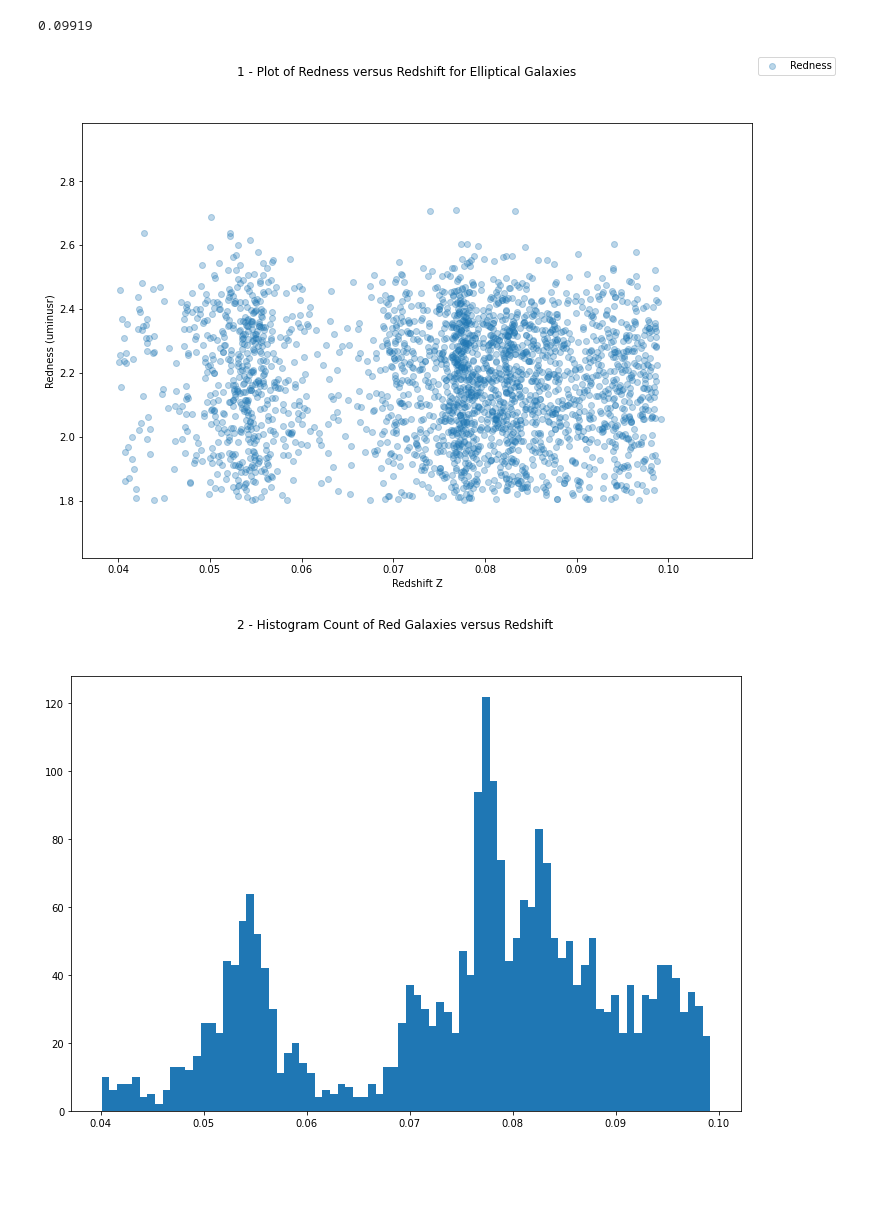
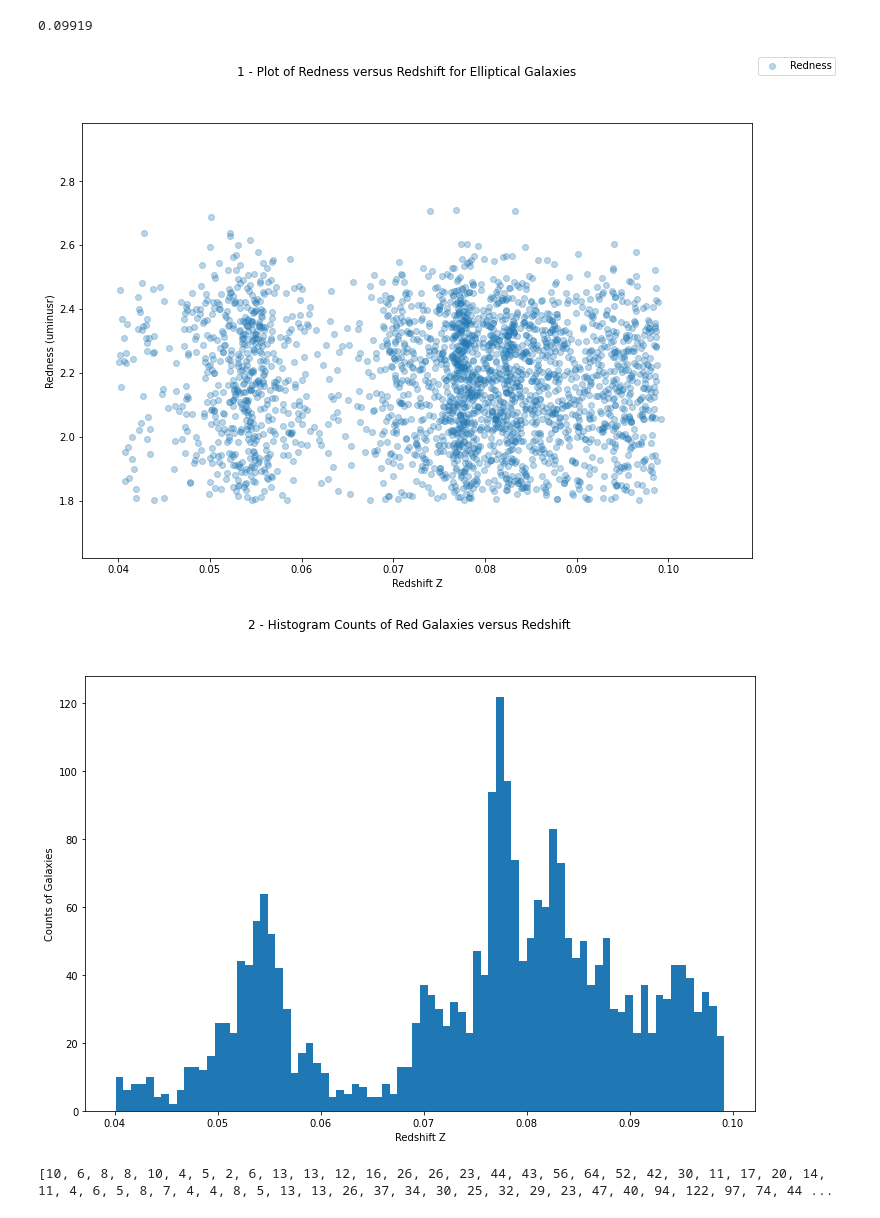
Before and after one commit to KeithSloan/MSc_Project, a Jupyter notebook: Jupyter/AstropyTable/Histogram of Counts of Red Galaxies versus Red Shift.ipynb, the cells around one changed output. Saved outputs shown, nothing was run; the diff lists cells and outputs as text; code cells hidden in the pictures; blank space fills up the shorter version.

Commit message:
stack

```diff
--- a/Jupyter/AstropyTable/Histogram of Counts of Red Galaxies versus Red Shift.ipynb
+++ b/Jupyter/AstropyTable/Histogram of Counts of Red Galaxies versus Red Shift.ipynb
@@ -5,34 +5,97 @@ import matplotlib.pyplot as plt
 %matplotlib inline
 RedEllipticalMasses = Table.read('../../GAMA_Data/REMassEClassEmeasure.fits')
 
 #print(len(RedEllipticalMasses))
 
 alphaVal = 0.3
 
 
 ##### Plot of Redness versus Redshift for Elliptical Galaxies
 fig, ax = plt.subplots(1, 1, figsize=(12,8)) # make the figure with the size 10 x 8 inches
 fig.suptitle("1 - Plot of Redness versus Redshift for Elliptical Galaxies")
 ax.set_xlabel('Redshift Z')
 ax.set_ylabel('Redness (uminusr)')
 x = RedEllipticalMasses['Z_1']
 print(max(x))
 y = RedEllipticalMasses['uminusr']
 ax.scatter(x,y,alpha=alphaVal,label='Redness')
 fig.legend(loc="upper right")
 plt.axis([0.9*min(x), 1.1*max(x), 0.9*min(y), 1.1*max(y)])
 plt.show()
 
-#print(dir(RedEllipticalMasses))
+##### Plot of Histogram of Counts of Red elliptical Galaxies versus Red Shift
 
 RedEllipticalMasses.keep_columns(['uminusr','Z_1'])
 RedEllipticalMasses.sort(['Z_1','uminusr'])
-counts, bins = np.histogram(RedEllipticalMasses['Z_1'],bins=80)
+counts, bins = np.histogram(RedEllipticalMasses['Z_1'].data,bins=80)
 fig, ax = plt.subplots(1, 1, figsize=(12,8)) # make the figure with the size 10 x 8 inches
-fig.suptitle("2 - Histogram Count of Red Galaxies versus Redshift")
+fig.suptitle("2 - Histogram Counts of Red Galaxies versus Redshift")
+ax.set_xlabel('Redshift Z')
+ax.set_ylabel('Counts of Galaxies')
 plt.hist(bins[:-1], bins, weights=counts)
 plt.show()
+
+##### Plot of Histogram of Stacked Counts of Red elliptical Galaxies versus Red Shift
+REMrange1 = RedEllipticalMasses[RedEllipticalMasses[RedEllipticalMasses['uminusr']>1.8]['uminusr'] <2.0]
+#print(len(REMrange1))
+counts1, bins1 = np.histogram(REMrange1['Z_1'],bins=bins)
+#print(bins1)
+REMrange2a = RedEllipticalMasses[RedEllipticalMasses['uminusr']>2.0]
+REMrange2 = REMrange2a[REMrange2a['uminusr'] <2.2]
+counts2, bins2 = np.histogram(REMrange2['Z_1'],bins=bins)
+REMrange3a = RedEllipticalMasses[RedEllipticalMasses['uminusr']>2.2]
+REMrange3 = REMrange3a[REMrange3a['uminusr'] <2.4]
+counts3, bins3 = np.histogram(REMrange3['Z_1'],bins=bins)
+REMrange4a = RedEllipticalMasses[RedEllipticalMasses['uminusr']>2.4]
+REMrange4 = REMrange4a[REMrange4a['uminusr'] <2.6]
+counts4, bins4 = np.histogram(REMrange4['Z_1'],bins=bins)
+REMrange5a = RedEllipticalMasses[RedEllipticalMasses['uminusr']>2.6]
+REMrange5 = REMrange5a[REMrange5a['uminusr'] <2.8]
+counts5, bins5 = np.histogram(REMrange5['Z_1'],bins=bins)
+counts = [counts1, counts2, counts3, counts4, counts5]
+#centers = [centers for _ in counts]
+#fig, ax = plt.subplots(1, 1, figsize=(12,8)) # make the figure with the size 10 x 8 inches
+#fig.suptitle("2 - Histogram Counts of Red Galaxies versus Redshift")
+#ax.set_xlabel('Redshift Z')
+#ax.set_ylabel('Counts of Galaxies')
+#plt.hist(centers, bins=bins, weights=counts, stacked=True)
+#plt.show()
+
+#### FFT 2D
+#print(type(RedEllipticalMasses))
+import numpy
+#from scipy import fftpack
+#import scipy
+#print(numpy.__version__)
+import astropy
+#print(astropy.__version__)
+#print(RedEllipticalMasses['Z_1'].dtype)
+#print(dir(RedEllipticalMasses))
+#print(len(RedEllipticalMasses))
+#print(bins)
+#print(len(bins))
+#print(counts)
+#print(len(counts))
+#print(len(counts[0]))
+#print(dir(counts))
+sums = [0]*80
+for i in counts :
+    #print(i)
+    for j in range(0,80) :
+        sums[j]=sums[j]+i[j]
+print(sums)
+
+
+#### Check bar chart of sums looks the same
+fig, ax = plt.subplots(1, 1, figsize=(12,8)) # make the figure with the size 10 x 8 inches
+fig.suptitle("3 - bar chart of counts per Redshift bin")
+y_pos = np.arange(80)
+ax.bar(y_pos, sums, align='center', alpha=0.5)
+ax.set_xlabel('Redshift Z')
+ax.set_ylabel('Counts of Galaxies')
+plt.show()
 # %% [output]
 0.09919
 [figure]
-[figure, old version]
+[figure, new version]
+[10, 6, 8, 8, 10, 4, 5, 2, 6, 13, 13, 12, 16, 26, 26, 23, 44, 43, 56, 64, 52, 42, 30, 11, 17, 20, 14, 11, 4, 6, 5, 8, 7, 4, 4, 8, 5, 13, 13, 26, 37, 34, 30, 25, 32, 29, 23, 47, 40, 94, 122, 97, 74, 44 ...
```
Also changed, not shown: parts of 1 cell of this notebook, 8 other files.
